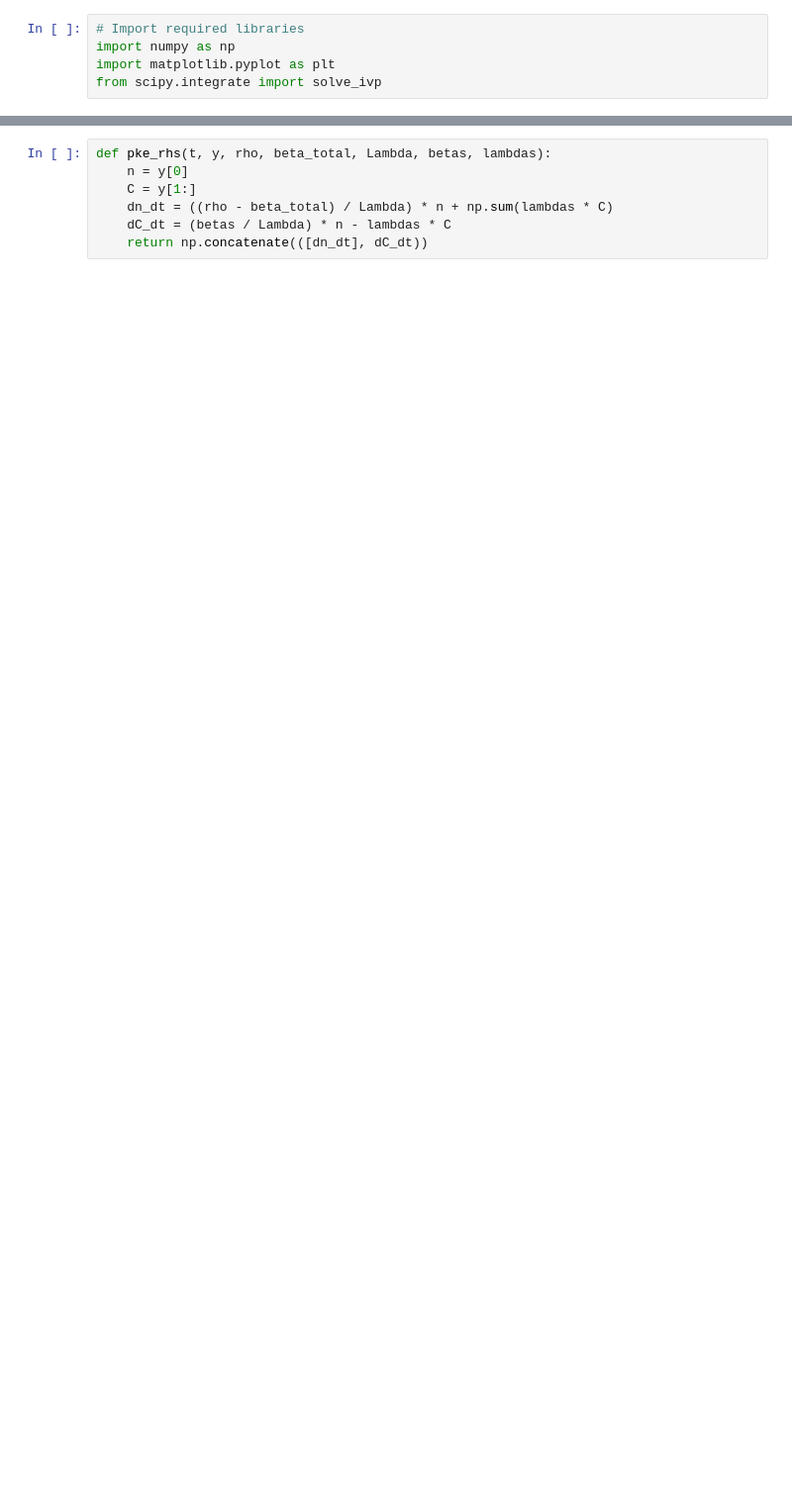
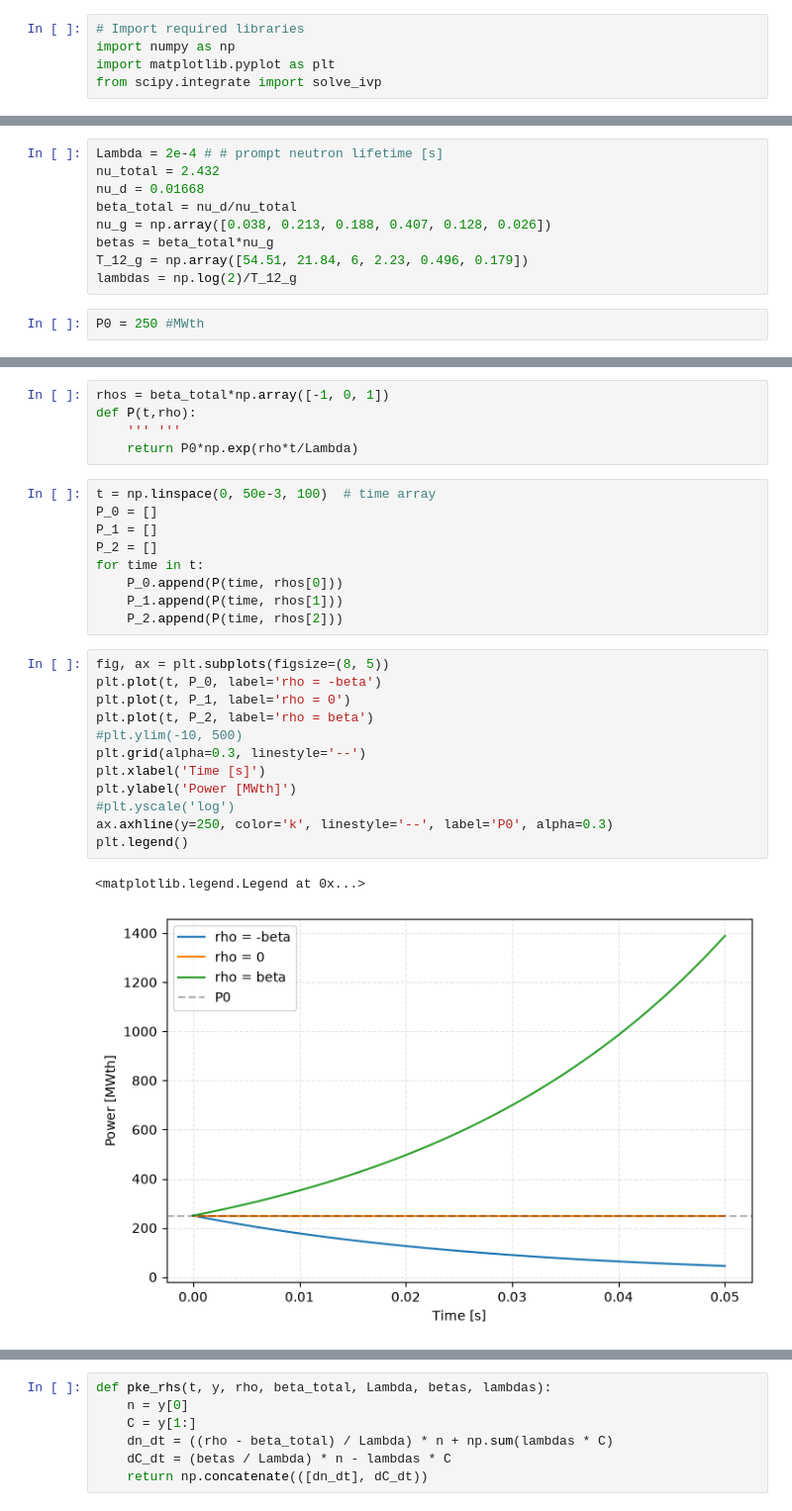
Before and after one commit to jbbpontes/NUCE403-Homeworks, a Jupyter notebook: PKE_HW5.ipynb, the cells around one changed output, grey strips where cells are left out. Shown at 99% size. Cells and saved outputs as stored; diff of their text form; blank space fills up the shorter version.

```diff
--- a/PKE_HW5.ipynb
+++ b/PKE_HW5.ipynb
@@ -22,0 +10,11 @@ The point kinetics equations are defined as a system of ODEs to be solved by `so
+# %%
+Lambda = 2e-4 # # prompt neutron lifetime [s]
+nu_total = 2.432
+nu_d = 0.01668
+beta_total = nu_d/nu_total
+nu_g = np.array([0.038, 0.213, 0.188, 0.407, 0.128, 0.026])
+betas = beta_total*nu_g
+T_12_g = np.array([54.51, 21.84, 6, 2.23, 0.496, 0.179])
+lambdas = np.log(2)/T_12_g
+# %%
+P0 = 250 #MWth
@@ -22,0 +23,29 @@ The point kinetics equations are defined as a system of ODEs to be solved by `so
+# %%
+rhos = beta_total*np.array([-1, 0, 1])
+def P(t,rho):
+    ''' '''
+    return P0*np.exp(rho*t/Lambda)
+# %%
+t = np.linspace(0, 50e-3, 100)  # time array
+P_0 = []
+P_1 = []
+P_2 = []
+for time in t:
+    P_0.append(P(time, rhos[0]))
+    P_1.append(P(time, rhos[1]))
+    P_2.append(P(time, rhos[2]))
+# %%
+fig, ax = plt.subplots(figsize=(8, 5))
+plt.plot(t, P_0, label='rho = -beta')
+plt.plot(t, P_1, label='rho = 0')
+plt.plot(t, P_2, label='rho = beta')
+#plt.ylim(-10, 500)
+plt.grid(alpha=0.3, linestyle='--')
+plt.xlabel('Time [s]')
+plt.ylabel('Power [MWth]')
+#plt.yscale('log')
+ax.axhline(y=250, color='k', linestyle='--', label='P0', alpha=0.3)
+plt.legend()
+# %% [output]
+<matplotlib.legend.Legend at 0x...>
+[figure, added]
```
Also changed, not shown: parts of 25 cells of this notebook.
